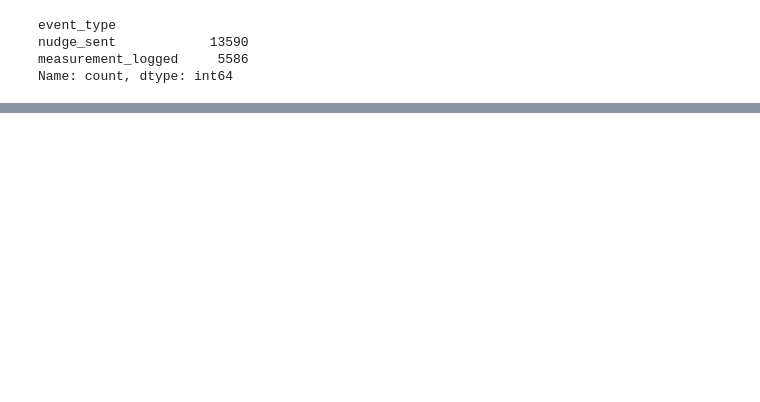
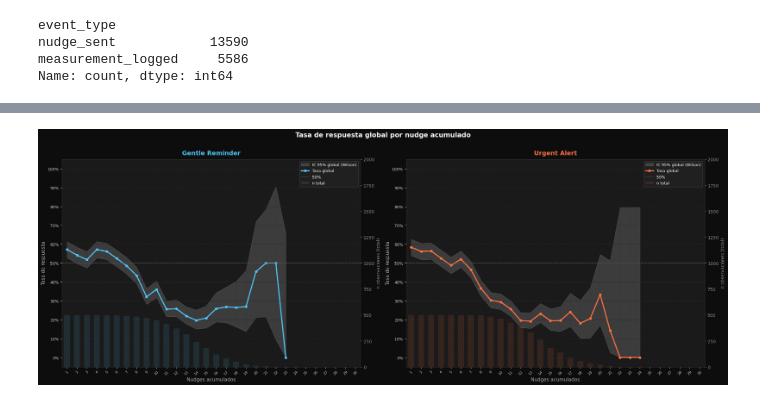
Before and after one commit to evertorres/glucox_datascience_challenge_eats, a Jupyter notebook: test.ipynb, the cells around one changed output, grey strips where cells are left out. Saved outputs shown, nothing was run; the diff lists cells and outputs as text; code cells hidden in the pictures; blank space fills up the shorter version.

```diff
--- a/test.ipynb
+++ b/test.ipynb
@@ -75,0 +156,16 @@ data[data['event_type'] == 'nudge_sent']
+# %%
+# Exploratory Data Analysis:
+
+df_nudges = unpacked[unpacked['event_type'] == 'nudge_sent'].drop(columns='glucose_value')
+
+df_nudges = df_nudges.sort_values(by=['patient_id', 'timestamp'])
+
+df_nudges = add_cumulative_counts(
+    df=df_nudges,
+    group_col='patient_id',
+    type_col='nudge_type',
+    prefix='cumulative'
+)
+# %%
+df_nudges['cumulative_all'] = df_nudges['cumulative_Gentle_Reminder'] + df_nudges['cumulative_Urgent_Alert']
+df_nudges
@@ -75,0 +186,4 @@ data[data['event_type'] == 'nudge_sent']
+# %%
+df_nudges = df_nudges.sort_values(by='timestamp', ascending=True)
+df_meas = unpacked[unpacked['event_type'] == 'measurement_logged'].drop(columns='nudge_type')
+df_meas.head()
@@ -75,0 +302,2 @@ data[data['event_type'] == 'nudge_sent']
+# %%
+df_nudges = df_nudges.merge(patient_registry, left_on='patient_id', right_on='patient_id')
@@ -75,0 +517,4 @@ data[data['event_type'] == 'nudge_sent']
+# %%
+plot_nudge_response(df_nudges)
+# %% [output]
+[figure, added]
```
Also changed, not shown: parts of 26 cells of this notebook, 3 other files.
